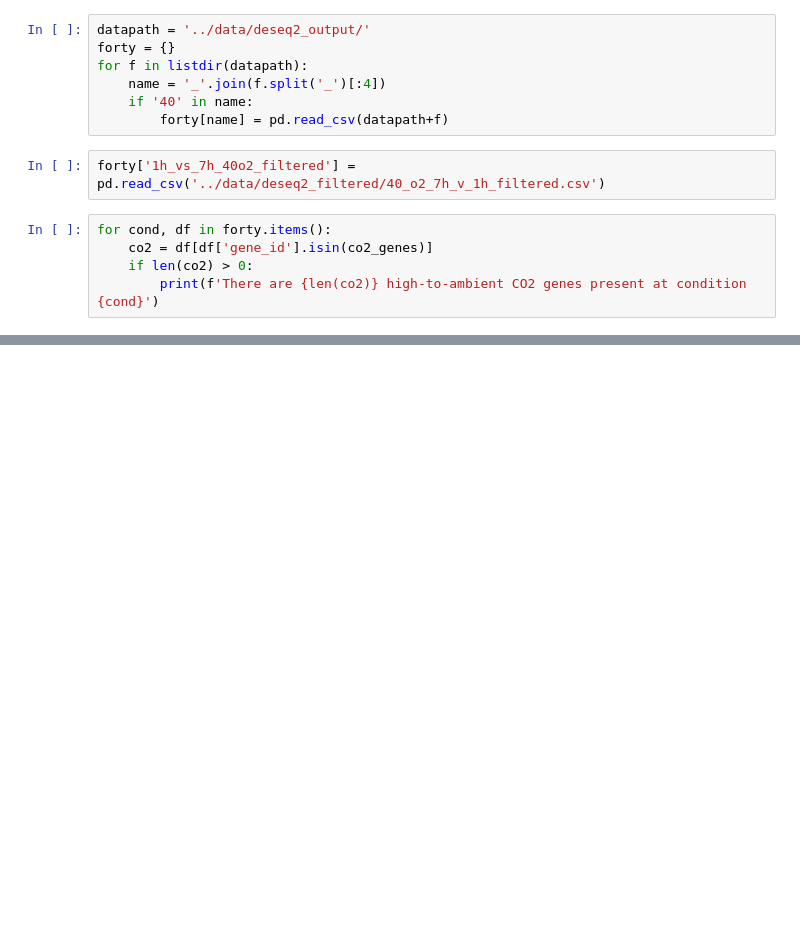
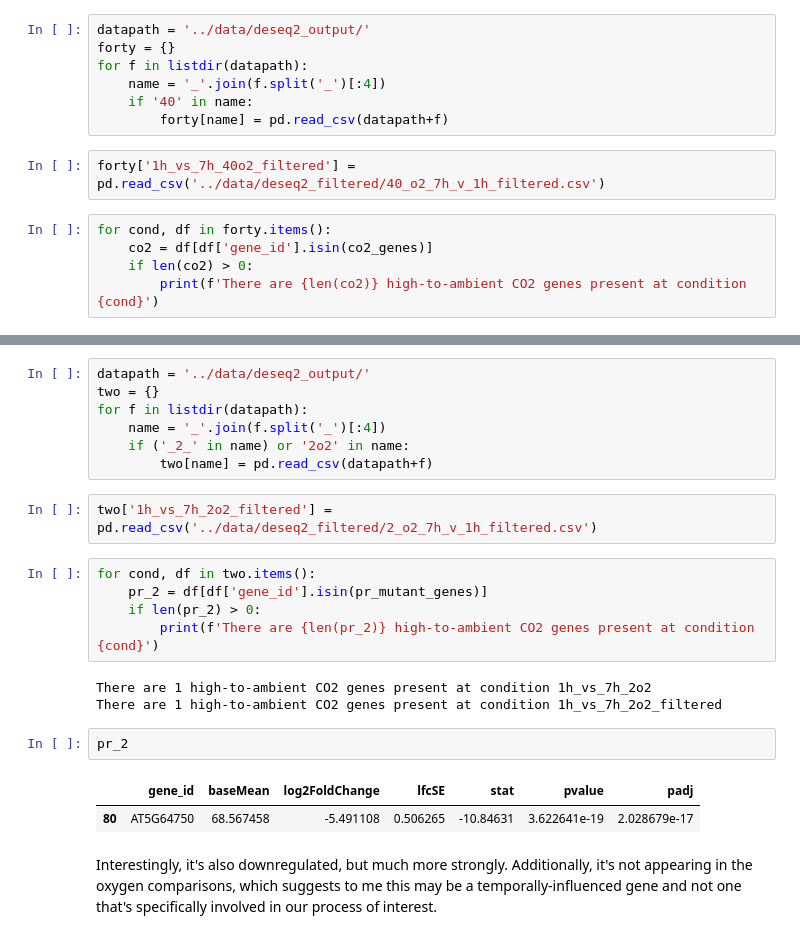
Before and after one commit to serenalotreck/photorespiration-omics, a Jupyter notebook: notebooks/high_CO2_comparison.ipynb, the cells around one changed output, grey strips where cells are left out. Cells and saved outputs as stored; diff of their text form; blank space fills up the shorter version.

```diff
--- a/notebooks/high_CO2_comparison.ipynb
+++ b/notebooks/high_CO2_comparison.ipynb
@@ -38,0 +69,24 @@ Looks like there's no overlap -- I'm not totally surprised, given how small the
+# %%
+datapath = '../data/deseq2_output/'
+two = {}
+for f in listdir(datapath):
+    name = '_'.join(f.split('_')[:4])
+    if ('_2_' in name) or '2o2' in name:
+        two[name] = pd.read_csv(datapath+f)
+# %%
+two['1h_vs_7h_2o2_filtered'] = pd.read_csv('../data/deseq2_filtered/2_o2_7h_v_1h_filtered.csv')
+# %%
+for cond, df in two.items():
+    pr_2 = df[df['gene_id'].isin(pr_mutant_genes)]
+    if len(pr_2) > 0:
+        print(f'There are {len(pr_2)} high-to-ambient CO2 genes present at condition {cond}')
+# %% [output]
+There are 1 high-to-ambient CO2 genes present at condition 1h_vs_7h_2o2
+There are 1 high-to-ambient CO2 genes present at condition 1h_vs_7h_2o2_filtered
+# %%
+pr_2
+# %% [output]
+|  | gene_id | baseMean | log2FoldChange | lfcSE | stat | pvalue | padj |
+| 80 | AT5G64750 | 68.567458 | -5.491108 | 0.506265 | -10.84631 | 3.622641e-19 | 2.028679e-17 |
+# %% [markdown]
+Interestingly, it's also downregulated, but much more strongly. Additionally, it's not appearing in the oxygen comparisons, which suggests to me this may be a temporally-influenced gene and not one that's specifically involved in our process of interest.
```
Also changed, not shown: parts of 5 cells of this notebook, 2 other files.
